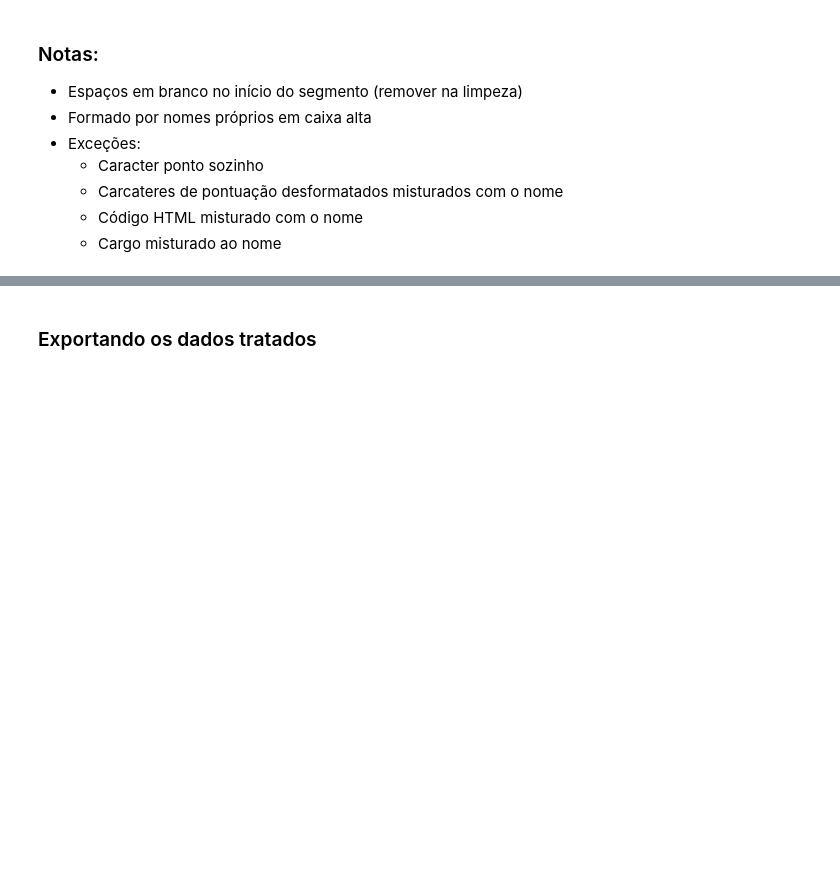
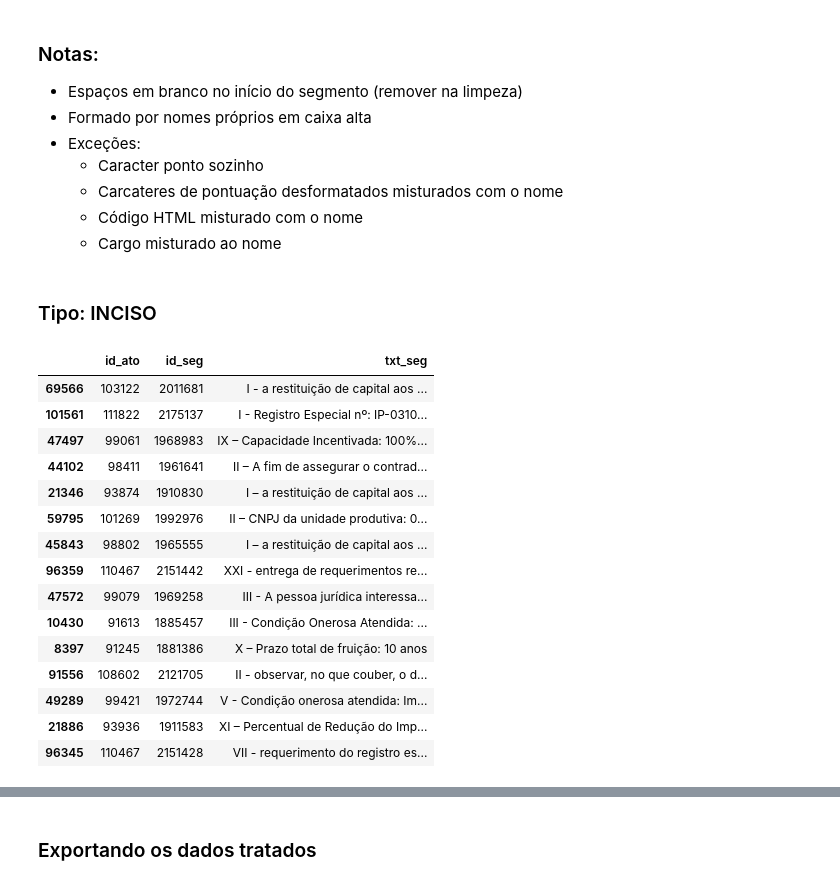
Before and after one commit to correialc/saan, a Jupyter notebook: analise-exploratoria.ipynb, the cells around one changed output, grey strips where cells are left out. Saved outputs shown, nothing was run; the diff lists cells and outputs as text; code cells hidden in the pictures; blank space fills up the shorter version.

```diff
--- a/analise-exploratoria.ipynb
+++ b/analise-exploratoria.ipynb
@@ -365,3 +353,24 @@ df_seg_ade_mantidos[df_seg_ade_mantidos['tipo_seg']=='Fecho'][['id_ato','id_seg'
   * Carcateres de pontuação desformatados misturados com o nome
   * Código HTML misturado com o nome
   * Cargo misturado ao nome
+# %% [markdown]
+### Tipo: INCISO
+# %%
+df_seg_ade[df_seg_ade['tipo_seg']=='Inciso'][['id_ato','id_seg','txt_seg']].sample(15)
+# %% [output]
+|  | id_ato | id_seg | txt_seg |
+| 69566 | 103122 | 2011681 | I - a restituição de capital aos ... |
+| 101561 | 111822 | 2175137 | I - Registro Especial nº: IP-0310... |
+| 47497 | 99061 | 1968983 | IX – Capacidade Incentivada: 100%... |
+| 44102 | 98411 | 1961641 | II – A fim de assegurar o contrad... |
+| 21346 | 93874 | 1910830 | I – a restituição de capital aos ... |
+| 59795 | 101269 | 1992976 | II – CNPJ da unidade produtiva: 0... |
+| 45843 | 98802 | 1965555 | I – a restituição de capital aos ... |
+| 96359 | 110467 | 2151442 | XXI - entrega de requerimentos re... |
+| 47572 | 99079 | 1969258 | III - A pessoa jurídica interessa... |
+| 10430 | 91613 | 1885457 | III - Condição Onerosa Atendida: ... |
+| 8397 | 91245 | 1881386 | X – Prazo total de fruição: 10 anos |
+| 91556 | 108602 | 2121705 | II - observar, no que couber, o d... |
+| 49289 | 99421 | 1972744 | V - Condição onerosa atendida: Im... |
+| 21886 | 93936 | 1911583 | XI – Percentual de Redução do Imp... |
+| 96345 | 110467 | 2151428 | VII - requerimento do registro es... |
```
Also changed, not shown: parts of 20 cells of this notebook.
